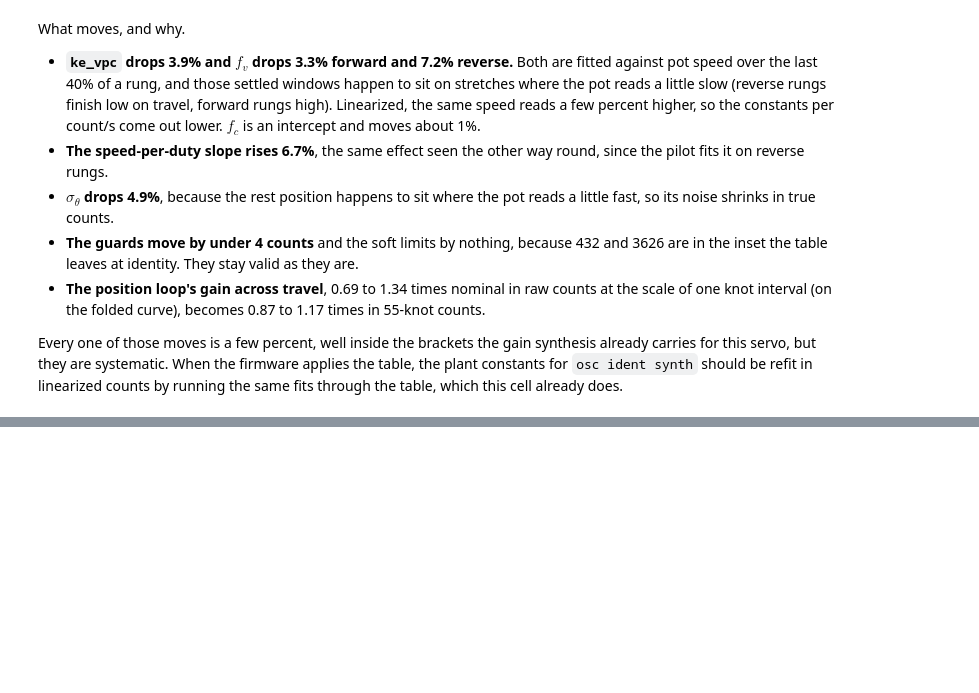
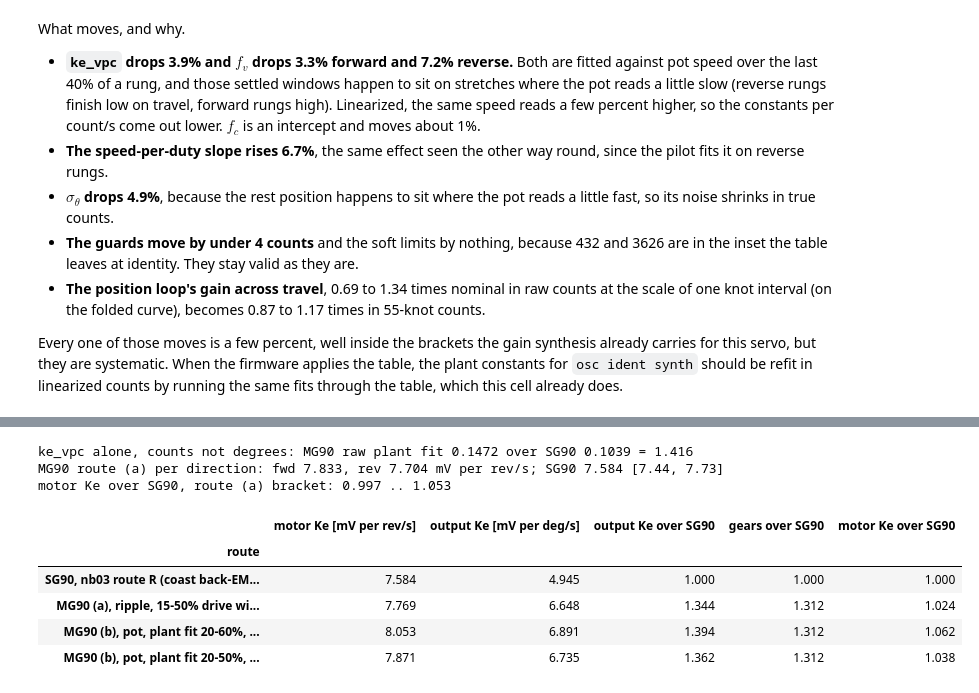
Before and after one commit to OpenServoCore/open-servo-core, a Jupyter notebook: notebooks/09-pot-linearization.ipynb, the cells around one changed output, grey strips where cells are left out. Drawn from its saved outputs; the diff is of its cells as text; code cells hidden in the pictures; blank space fills up the shorter version.

```diff
--- a/notebooks/09-pot-linearization.ipynb
+++ b/notebooks/09-pot-linearization.ipynb
@@ -2376,7 +2385,7 @@ pilot uses to size its windows.
 # plant.py's definitions (bringup captures/mg90/plant.py), run twice over the same
 # 2S session grid: once in raw counts, once in linearized counts.
 r_vpc = R_OHM * board.a_per_count / board.v_term_per_count     # ohm in tap counts per current count
-def plant(fn):
+def plant(fn, ke_band=(20, 60)):
     ke_rows, fr_rows, sig, vss = [], [], [], []
     for cap, df, meta in frames(ds, "grid"):
         base = df[df.seg == 0]
@@ -2393,7 +2402,7 @@ def plant(fn):
             w = np.polyfit(t[tail], fn(g.pos.to_numpy()[tail]), 1)[0]  # pot slope, counts per second
             i = np.sign(d) * (g.current_raw.to_numpy()[tail] - bias).mean()
             y = abs(d) * (g.vmotor_a.to_numpy()[tail] - g.vmotor_b.to_numpy()[tail]).astype(float).mean()
-            if 20 <= pct <= 60:
+            if ke_band[0] <= pct <= ke_band[1]:
                 ke_rows.append((w, y - r_vpc * i))
                 fr_rows.append((np.sign(d), w, i))
             if 10 <= pct <= 50:
@@ -2413,6 +2422,7 @@ def plant(fn):
     return out
 
 raw_p, lin_p = plant(lambda p: p.astype(float)), plant(LUT.counts)
+lin_p50 = plant(LUT.counts, ke_band=(20, 50))     # Ke kept below the back-EMF over-read, section 10
 dn = pd.DataFrame({"raw counts": raw_p, "linearized counts": lin_p})
 dn["change [%]"] = (dn["linearized counts"] / dn["raw counts"] - 1) * 100
 display(dn.round(5))
@@ -2464,0 +2725,47 @@ the table, which this cell already does.
+# %%
+# The SG90 against the MG90, output-shaft Ke split into gears and motor.
+sg = oscnb.servos.SERVOS["sg90-a"]
+R_SG, KE_SG = sg.measured["gear_ratio_measured"], sg.measured["ke_measured"]   # counted; mV per motor rev/s
+V_TERM_MV = board.v_term_per_count * 1e3                                         # mV per terminal count
+
+# (a) the ripple route. Motor Ke from section 3 in mV per ripple Hz, times the six
+# cycles per rev. The pot never enters on either servo.
+ke_a = {s: KE[s][0] * 1e3 * PULSES.value for s in (1, -1)}                       # mV per motor rev/s
+ke_mg_a = np.mean(list(ke_a.values()))
+# (b) the pot route. Section 9's ke_vpc, back-EMF per linearized count per second,
+# over the plant fit's 20-60% band and over 20-50% only, times the linearized scale.
+ke_vpc_b = {"20-60%": lin_p["ke_vpc [tap counts per count/s]"], "20-50%": lin_p50["ke_vpc [tap counts per count/s]"]}
+sg_out = KE_SG.value * R_SG.value / 360.0                                        # SG90 output Ke, mV per deg/s
+# the SG90's ke_vpc from the same registry entries (nb06 route: counts per motor rev
+# from its pot scale and ratio), so the counts-only comparison needs no typed number
+sg_vpc = KE_SG.value / V_TERM_MV / (sg.measured["pot_scale_measured"].value * 360.0 / R_SG.value)
+rows = [{"route": "SG90, nb03 route R (coast back-EMF on ripple speed)", "motor Ke [mV per rev/s]": KE_SG.value,
+         "output Ke [mV per deg/s]": sg_out}]
+rows.append({"route": "MG90 (a), ripple, 15-50% drive windows, R pinned", "motor Ke [mV per rev/s]": ke_mg_a,
+             "output Ke [mV per deg/s]": ke_mg_a * RATIO.value / 360.0})
+for band_, k in ke_vpc_b.items():
+    out = k * V_TERM_MV * S_LIN
+    rows.append({"route": f"MG90 (b), pot, plant fit {band_}, linearized", "motor Ke [mV per rev/s]": out * 360.0 / RATIO.value,
+                 "output Ke [mV per deg/s]": out})
+ks = pd.DataFrame(rows).set_index("route")
+ks["output Ke over SG90"] = ks["output Ke [mV per deg/s]"] / sg_out
+ks["gears over SG90"] = [1.0] + [RATIO.value / R_SG.value] * (len(ks) - 1)   # the SG90 row is the reference
+ks["motor Ke over SG90"] = ks["output Ke over SG90"] / ks["gears over SG90"]
+# motor Ke ratio bracket on route (a): the MG90's two directions against the SG90's bracket
+m_lo, m_hi = min(ke_a.values()) / KE_SG.hi, max(ke_a.values()) / KE_SG.lo
+print(f"ke_vpc alone, counts not degrees: MG90 raw plant fit {raw_p['ke_vpc [tap counts per count/s]']:.4f} over "
+      f"SG90 {sg_vpc:.4f} = {raw_p['ke_vpc [tap counts per count/s]'] / sg_vpc:.3f}")
+print(f"MG90 route (a) per direction: fwd {ke_a[1]:.3f}, rev {ke_a[-1]:.3f} mV per rev/s; "
+      f"SG90 {KE_SG.value:g} [{KE_SG.lo:g}, {KE_SG.hi:g}]")
+print(f"motor Ke over SG90, route (a) bracket: {m_lo:.3f} .. {m_hi:.3f}")
+ks.round(3)
+# %% [output]
+ke_vpc alone, counts not degrees: MG90 raw plant fit 0.1472 over SG90 0.1039 = 1.416
+MG90 route (a) per direction: fwd 7.833, rev 7.704 mV per rev/s; SG90 7.584 [7.44, 7.73]
+motor Ke over SG90, route (a) bracket: 0.997 .. 1.053
+|  | motor Ke [mV per rev/s] | output Ke [mV per deg/s] | output Ke over SG90 | gears over SG90 | motor Ke over SG90 |
+| route |  |  |  |  |  |
+| SG90, nb03 route R (coast back-EM... | 7.584 | 4.945 | 1.000 | 1.000 | 1.000 |
+| MG90 (a), ripple, 15-50% drive wi... | 7.769 | 6.648 | 1.344 | 1.312 | 1.024 |
+| MG90 (b), pot, plant fit 20-60%, ... | 8.053 | 6.891 | 1.394 | 1.312 | 1.062 |
+| MG90 (b), pot, plant fit 20-50%, ... | 7.871 | 6.735 | 1.362 | 1.312 | 1.038 |
```
Also changed, not shown: parts of 18 cells of this notebook, 4 other files.
